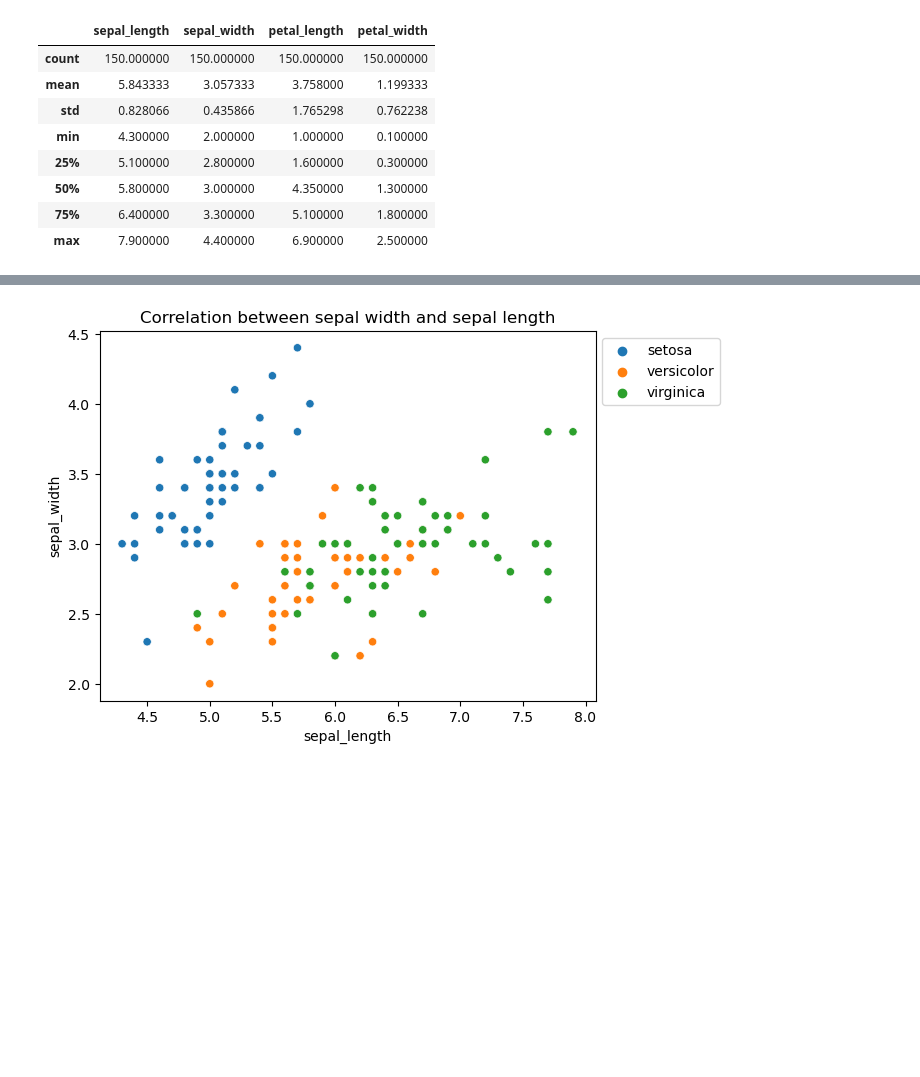
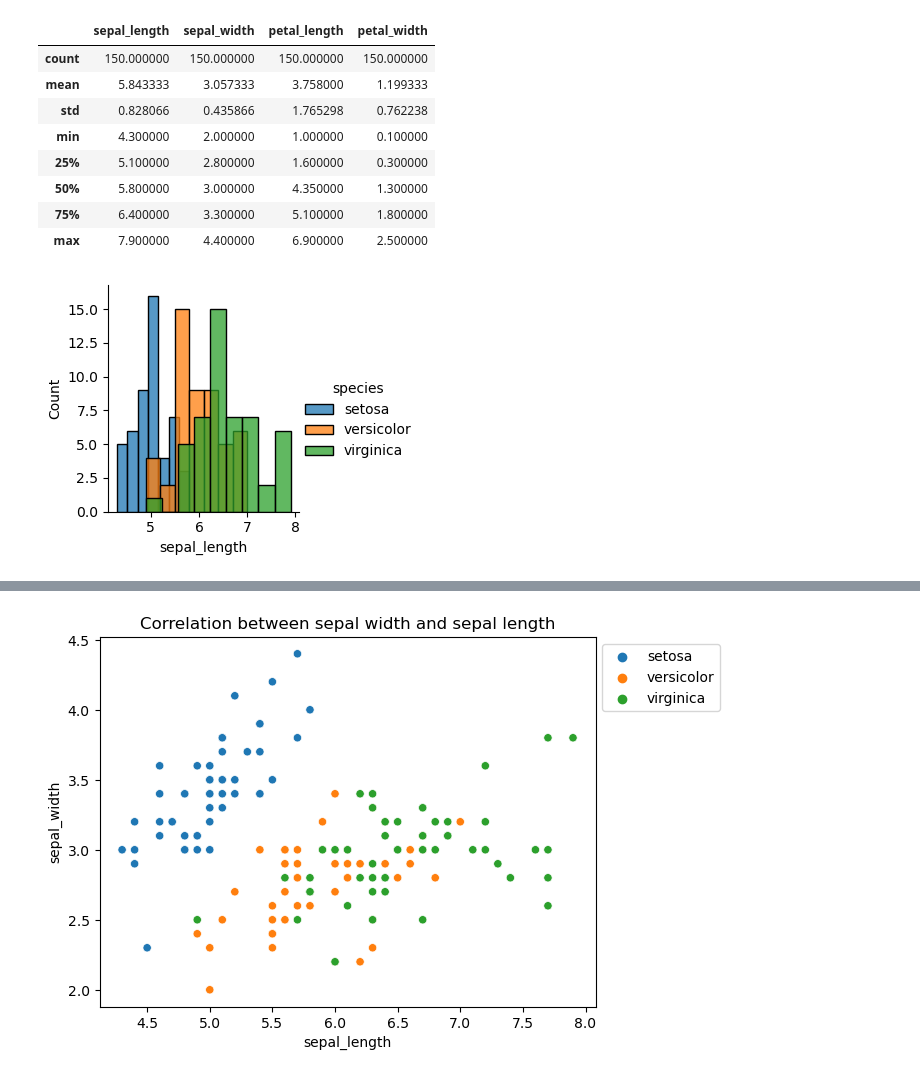
Before and after one commit to Sxnds01/pands-project2, a Jupyter notebook: analysis.ipynb, the cells around one changed output, grey strips where cells are left out. Drawn from its saved outputs; the diff is of its cells as text; code cells hidden in the pictures; blank space fills up the shorter version.

Commit message:
histograms new file

```diff
--- a/analysis.ipynb
+++ b/analysis.ipynb
@@ -61,0 +66,5 @@ import seaborn as sns
+# %%
+sns.FacetGrid(df, hue="species", height=3).map(sns.histplot, "sepal_length").add_legend()
+plt.savefig('irishistograms.png')
+# %% [output]
+[figure, added]
```
Also changed, not shown: parts of 4 cells of this notebook, 1 other file.
